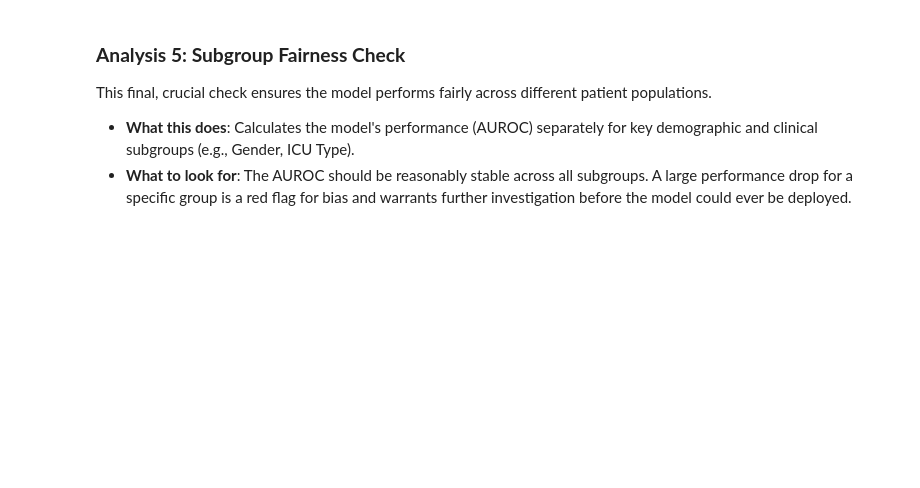
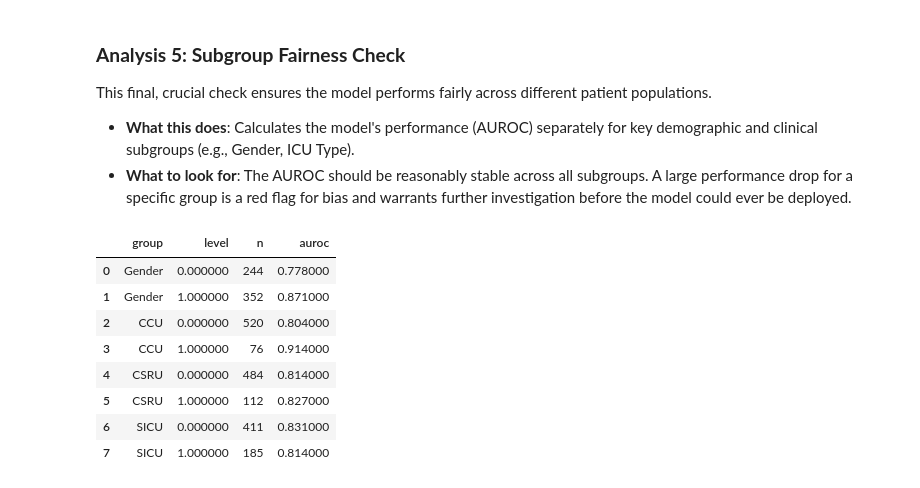
Before and after one commit to IE-ML-for-Healthcare/ICU_Survival_analysis, a Jupyter notebook: 03_ICU_Survival_analysis_DT_RF.ipynb, the cells around one changed output. Drawn from its saved outputs; the diff is of its cells as text; code cells hidden in the pictures; blank space fills up the shorter version.

```diff
--- a/03_ICU_Survival_analysis_DT_RF.ipynb
+++ b/03_ICU_Survival_analysis_DT_RF.ipynb
@@ -1312,26 +1320,36 @@ This final, crucial check ensures the model performs fairly across different pat
 # %%
 # Subgroup checks for Sex and ICU type on evaluable test cohort
 # Adjust column names if your dataset uses different ones
 
 def subgroup_metric(colname):
     out = []
     for level, idx in X_test.loc[m_te].groupby(colname).groups.items():
         y_sub = y_te[X_test.loc[m_te].index.isin(idx)]
         p_sub = p_te[X_test.loc[m_te].index.isin(idx)]
         if len(np.unique(y_sub)) < 2:
             au = np.nan
         else:
             au = roc_auc_score(y_sub, p_sub)
         out.append({"group": colname, "level": level, "n": int(len(y_sub)), "auroc": np.round(au, 3)})
     return pd.DataFrame(out)
 
 subs = []
 for col in ["Gender", "ICUtype", "CCU", "CSRU", "SICU"]:
     if col in X_test.columns:
         subs.append(subgroup_metric(col))
 
 if len(subs):
     sub_tbl = pd.concat(subs, ignore_index=True)
-    display(sub_tbl)
+    display(sub_tbl.style)
 else:
     print("No subgroup columns found among the requested candidates")
+# %% [output]
+|  | group | level | n | auroc |
+| 0 | Gender | 0.000000 | 244 | 0.778000 |
+| 1 | Gender | 1.000000 | 352 | 0.871000 |
+| 2 | CCU | 0.000000 | 520 | 0.804000 |
+| 3 | CCU | 1.000000 | 76 | 0.914000 |
+| 4 | CSRU | 0.000000 | 484 | 0.814000 |
+| 5 | CSRU | 1.000000 | 112 | 0.827000 |
+| 6 | SICU | 0.000000 | 411 | 0.831000 |
+| 7 | SICU | 1.000000 | 185 | 0.814000 |
```
Also changed, not shown: parts of 4 cells of this notebook.
